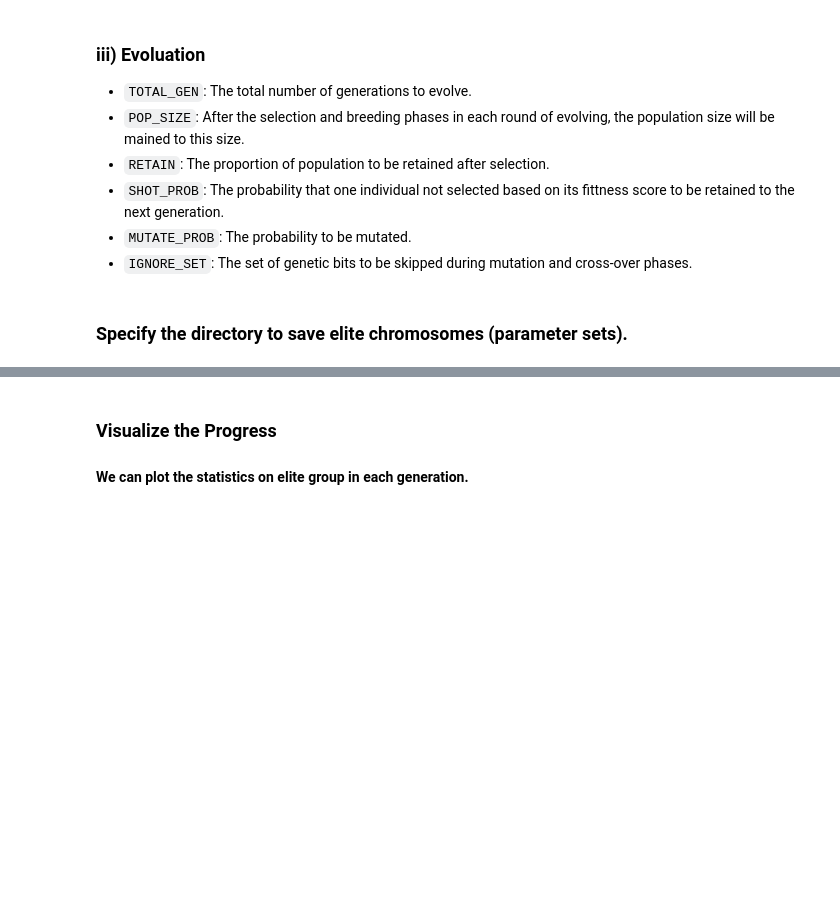
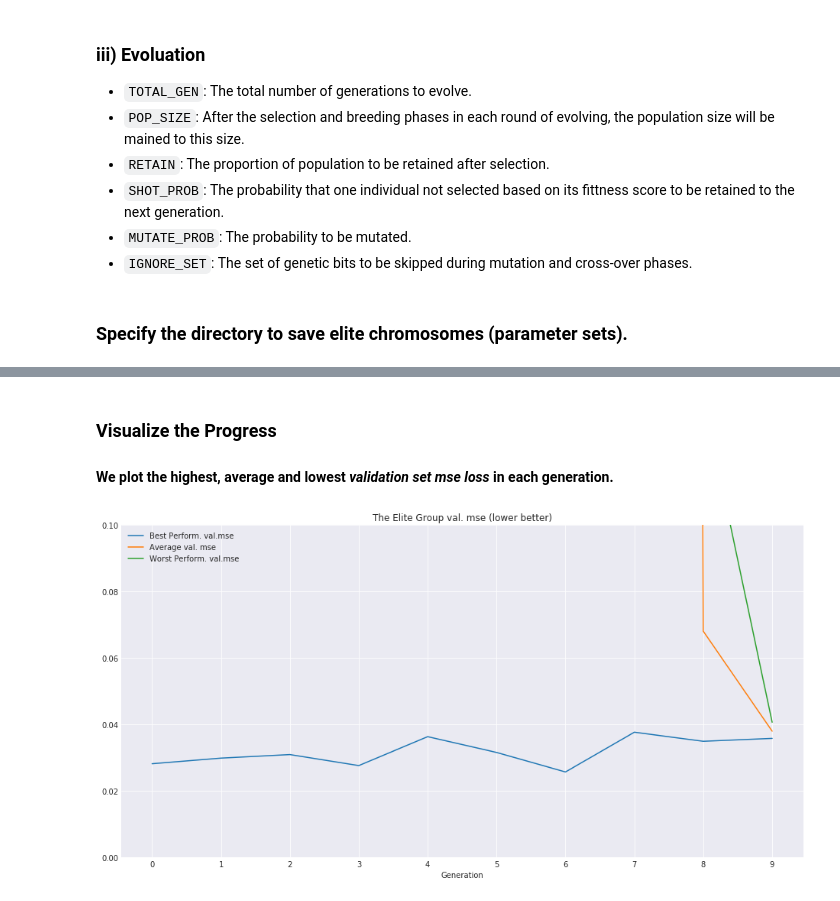
Before and after one commit to TianyuDu/AnnEconForecast, a Jupyter notebook: notebooks/HPT_Genetic.ipynb, the cells around one changed output, grey strips where cells are left out. Drawn from its saved outputs; the diff is of its cells as text; code cells hidden in the pictures; blank space fills up the shorter version.

```diff
--- a/notebooks/HPT_Genetic.ipynb
+++ b/notebooks/HPT_Genetic.ipynb
@@ -58,7 +58,7 @@ GENE_POOL = {
     "TRAIN_RATIO": 0.8,
     "VAL_RATIO": 0.1,
     # ======== Model Training Parameter ========
-    "epochs": [30*x for x in range(10)],
+    "epochs": [50*x for x in range(1, 21)],
     "num_inputs": 1,
     "num_outputs": 1,
     "num_time_steps": None,  # num_time_steps is identical to LAGS
@@ -176,32 +189,34 @@ print("Validation Set MSE: " + str(score))
 # %% [markdown]
 ### Visualize the Progress
-#### We can plot the statistics on elite group in each generation.
+#### We plot the highest, average and lowest *validation set mse loss* in each generation.
 # %%
 plt.close()
 plt.figure(figsize=(16, 8))
 plt.style.use('seaborn-dark')
-plt.title("The Elite Group")
+plt.title("The Elite Group val. mse (lower better)")
 plt.plot([
     elite_gp[0][1]
     for elite_gp in list(elite.values())
     ]
 )
 plt.plot([
     np.mean([x[1] for x in elite_gp])
     for elite_gp in list(elite.values())
     ]
 )
 plt.plot([
     elite_gp[-1][1]
     for elite_gp in list(elite.values())]
 )
 plt.legend(
     ["Best Perform. val.mse", "Average val. mse", "Worst Perform. val.mse"],
     loc="best"
 )
-
+# plt.ylim(0, 0.1)
 plt.xlabel("Generation")
 plt.xticks(range(TOTAL_GEN))
 plt.grid(True)
 
 plt.show()
+# %% [output]
+[figure, added]
```
Also changed, not shown: parts of 5 cells of this notebook.
